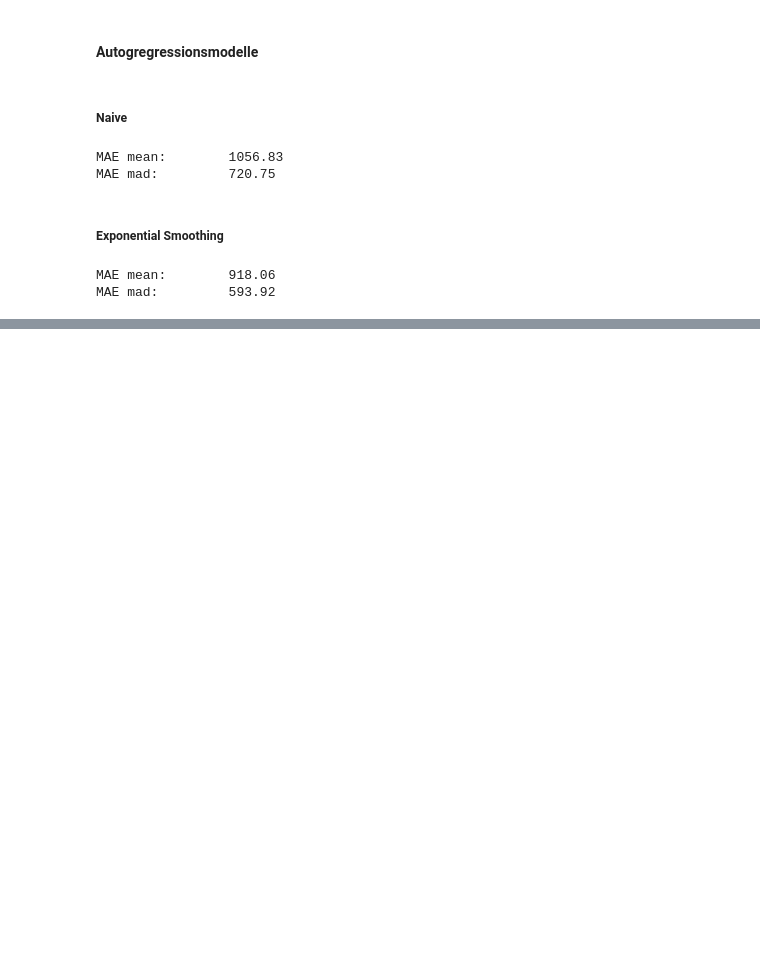
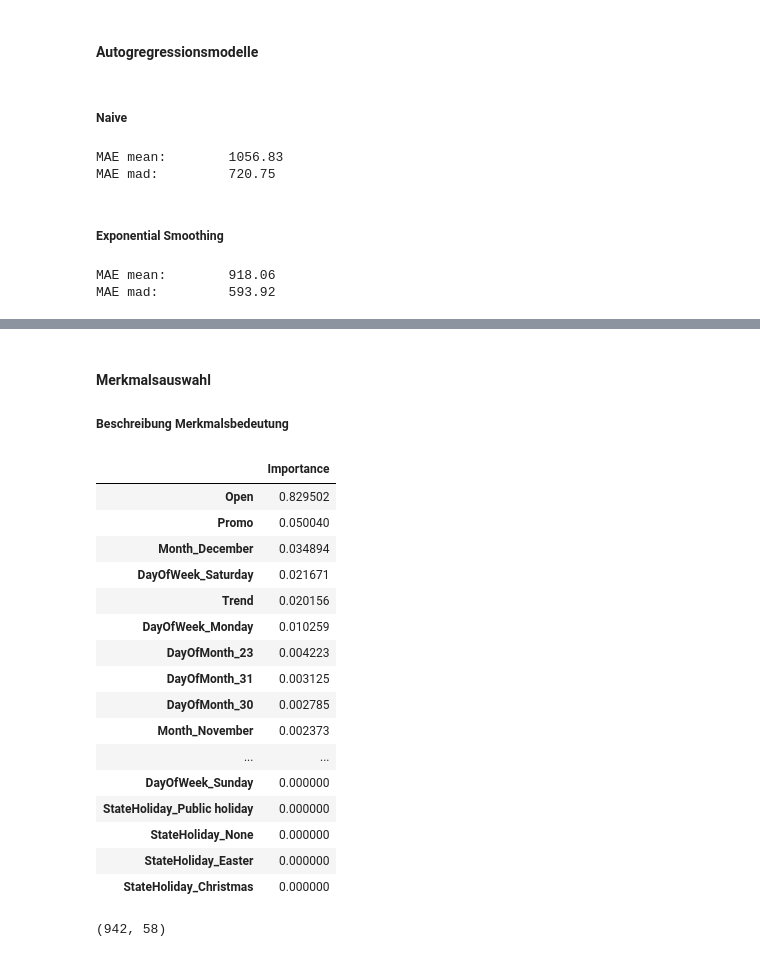
Before and after one commit to schemm/forecasting, a Jupyter notebook: RossmannStoreSales.ipynb, the cells around one changed output, grey strips where cells are left out. Cells and saved outputs as stored; diff of their text form; code cells hidden in the pictures; blank space fills up the shorter version.

```diff
--- a/RossmannStoreSales.ipynb
+++ b/RossmannStoreSales.ipynb
@@ -568,0 +541,24 @@ MAE mad:         593.92
+# %%
+from sklearn.ensemble import RandomForestRegressor
+from sklearn.model_selection import KFold
+from sklearn.model_selection import cross_validate
+from sklearn.metrics import mean_absolute_error as MAE
+
+k = np.floor(len(data)/28).astype(int)
+cv = KFold(n_splits = k)
+
+forecast = RandomForestRegressor(max_depth = 7)
+
+scores = pd.DataFrame(
+    cross_validate(
+        forecast,
+        x,
+        y.values.ravel(),
+        scoring = 'neg_mean_absolute_error',
+        cv = cv,
+        verbose = 1,
+    )
+)
+
+print('MAE mean:\t %4.2f' % (-scores['test_score'].mean()))
+print('MAE mad:\t %4.2f' % (scores['test_score'].mad()))
@@ -568,0 +570,28 @@ MAE mad:         593.92
+# %% [markdown]
+#### Merkmalsauswahl
+##### Beschreibung Merkmalsbedeutung
+# %%
+forecast.fit(x, y.values.ravel())
+importance = pd.DataFrame(data = forecast.feature_importances_, index = x.columns)
+importance.columns = ['Importance']
+display(importance.sort_values(by='Importance', ascending = False))
+display(x.shape)
+# %% [output]
+|  | Importance |
+| Open | 0.829502 |
+| Promo | 0.050040 |
+| Month_December | 0.034894 |
+| DayOfWeek_Saturday | 0.021671 |
+| Trend | 0.020156 |
+| DayOfWeek_Monday | 0.010259 |
+| DayOfMonth_23 | 0.004223 |
+| DayOfMonth_31 | 0.003125 |
+| DayOfMonth_30 | 0.002785 |
+| Month_November | 0.002373 |
+| ... | ... |
+| DayOfWeek_Sunday | 0.000000 |
+| StateHoliday_Public holiday | 0.000000 |
+| StateHoliday_None | 0.000000 |
+| StateHoliday_Easter | 0.000000 |
+| StateHoliday_Christmas | 0.000000 |
+(942, 58)
```
Also changed, not shown: parts of 13 cells of this notebook.
